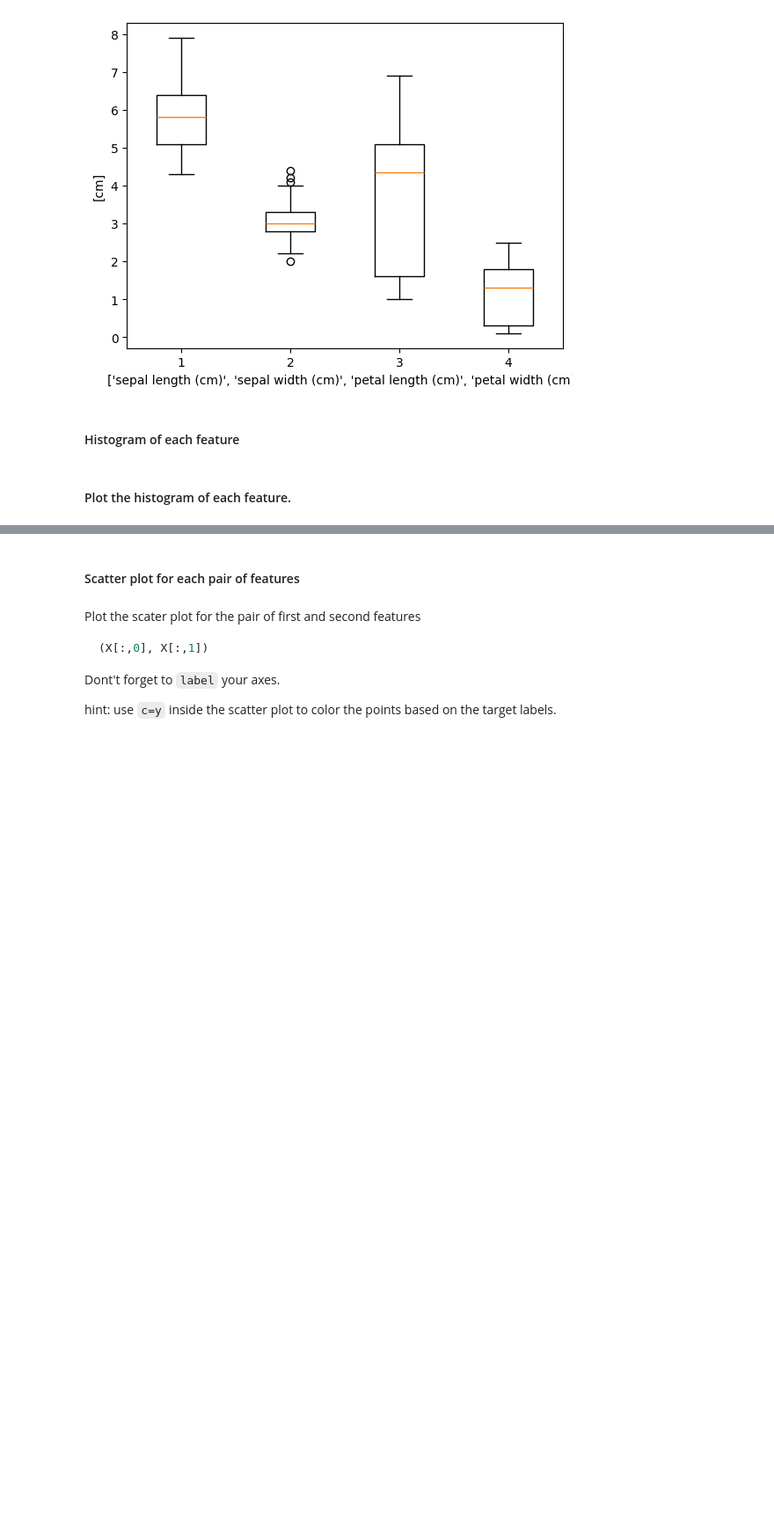
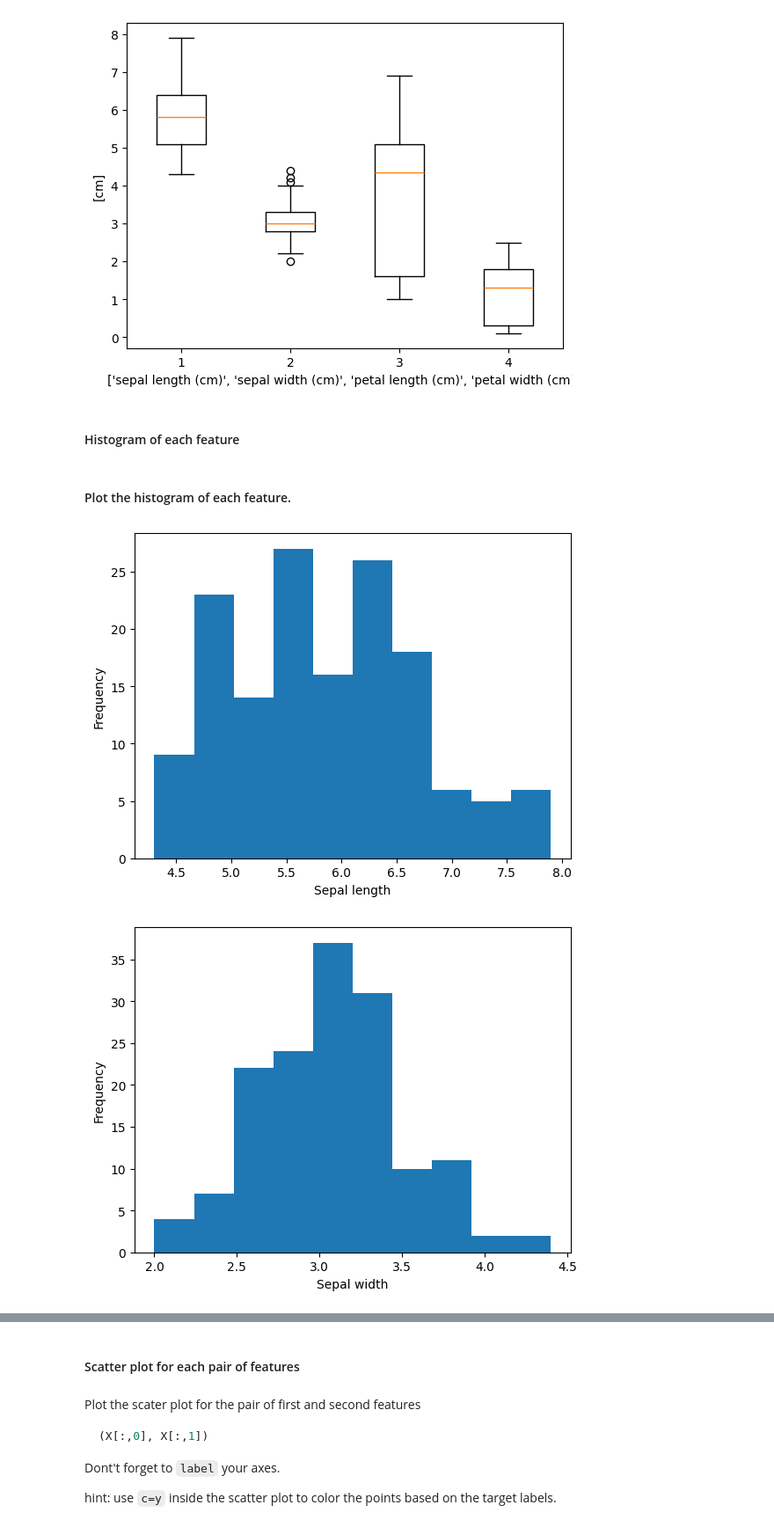
Before and after one commit to MatthewMacalaladGBC/PyData2025, a Jupyter notebook: Lab_Week7_KNN/Tue_Lab7_KNN.ipynb, the cells around one changed output, grey strips where cells are left out. Shown: that part at 88% size. Cells and saved outputs as stored; diff of their text form; code cells hidden in the pictures; blank space fills up the shorter version.

```diff
--- a/Lab_Week7_KNN/Tue_Lab7_KNN.ipynb
+++ b/Lab_Week7_KNN/Tue_Lab7_KNN.ipynb
@@ -197,0 +285,34 @@ plt.show()
+# %%
+#your code here
+plt.figure()
+# X below refers to the 2D dataset of features for all rows
+# Sepal length
+plt.hist(X[:, 0])
+# The x and y labels are referring to the x and y axes on the graph
+plt.ylabel("Frequency")
+plt.xlabel("Sepal length")
+plt.show()
+
+# Sepal width
+plt.figure()
+plt.hist(X[:, 1])
+plt.ylabel("Frequency")
+plt.xlabel("Sepal width")
+plt.show()
+
+# Petal length
+plt.figure()
+plt.hist(X[:, 2])
+plt.ylabel("Frequency")
+plt.xlabel("Petal length")
+plt.show()
+
+# Petal width
+plt.figure()
+plt.hist(X[:, 3])
+plt.ylabel("Frequency")
+plt.xlabel("Petal width")
+plt.show()
+# %% [output]
+[figure, added]
+[figure, added]
```
Also changed, not shown: parts of 52 cells of this notebook.
